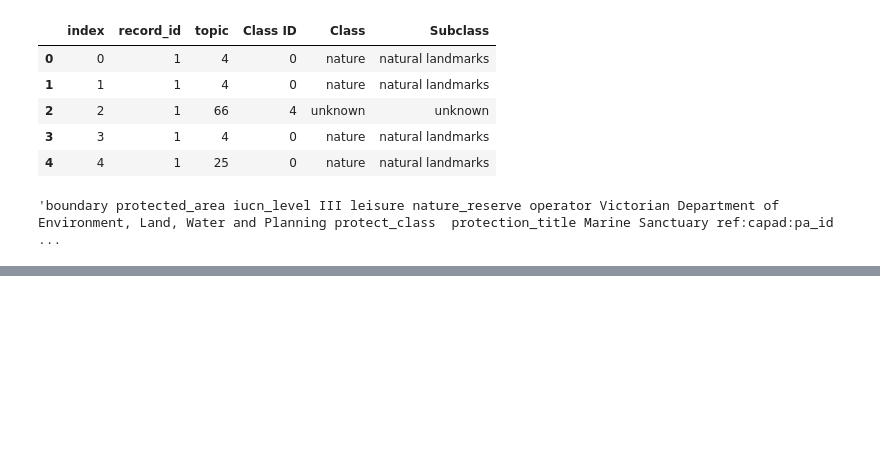
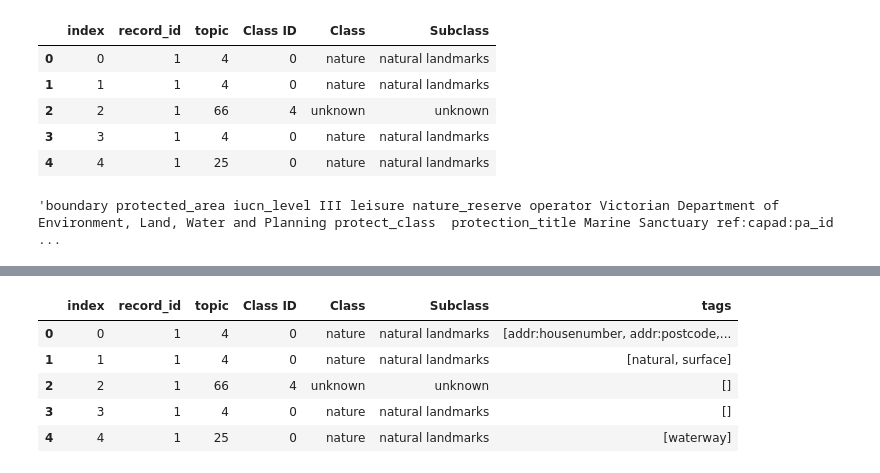
Before and after one commit to hamzeiehsan/leisure-walking-analysis, a Jupyter notebook: 4. final analysis.ipynb, the cells around one changed output, grey strips where cells are left out. Cells and saved outputs as stored; diff of their text form; code cells hidden in the pictures; blank space fills up the shorter version.

```diff
--- a/4. final analysis.ipynb
+++ b/4. final analysis.ipynb
@@ -461,0 +504,5 @@ classification_report(target_test, pred, output_dict=True)
+# %%
+filtered_df = detailed_df[['index', 'record_id', 'topic', 'Class ID', 'Class', 'Subclass']]
+filtered_df['tags'] = filtered_df.apply(lambda row: get_all_key_values_tags(str(row['index'])), axis=1)
+filtered_df.head()
+# %% [output]
@@ -461,0 +515,6 @@ classification_report(target_test, pred, output_dict=True)
+|  | index | record_id | topic | Class ID | Class | Subclass | tags |
+| 0 | 0 | 1 | 4 | 0 | nature | natural landmarks | [addr:housenumber, addr:postcode,... |
+| 1 | 1 | 1 | 4 | 0 | nature | natural landmarks | [natural, surface] |
+| 2 | 2 | 1 | 66 | 4 | unknown | unknown | [] |
+| 3 | 3 | 1 | 4 | 0 | nature | natural landmarks | [] |
+| 4 | 4 | 1 | 25 | 0 | nature | natural landmarks | [waterway] |
```
Also changed, not shown: parts of 25 cells of this notebook.
